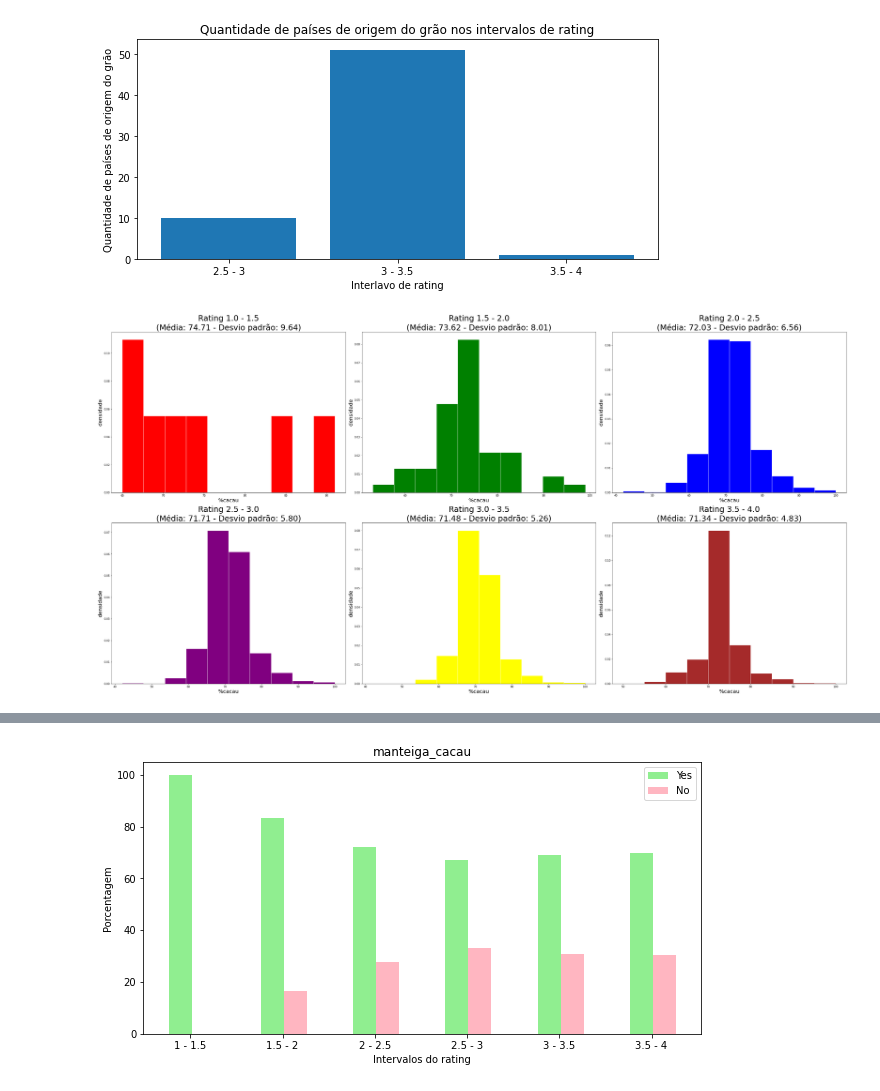
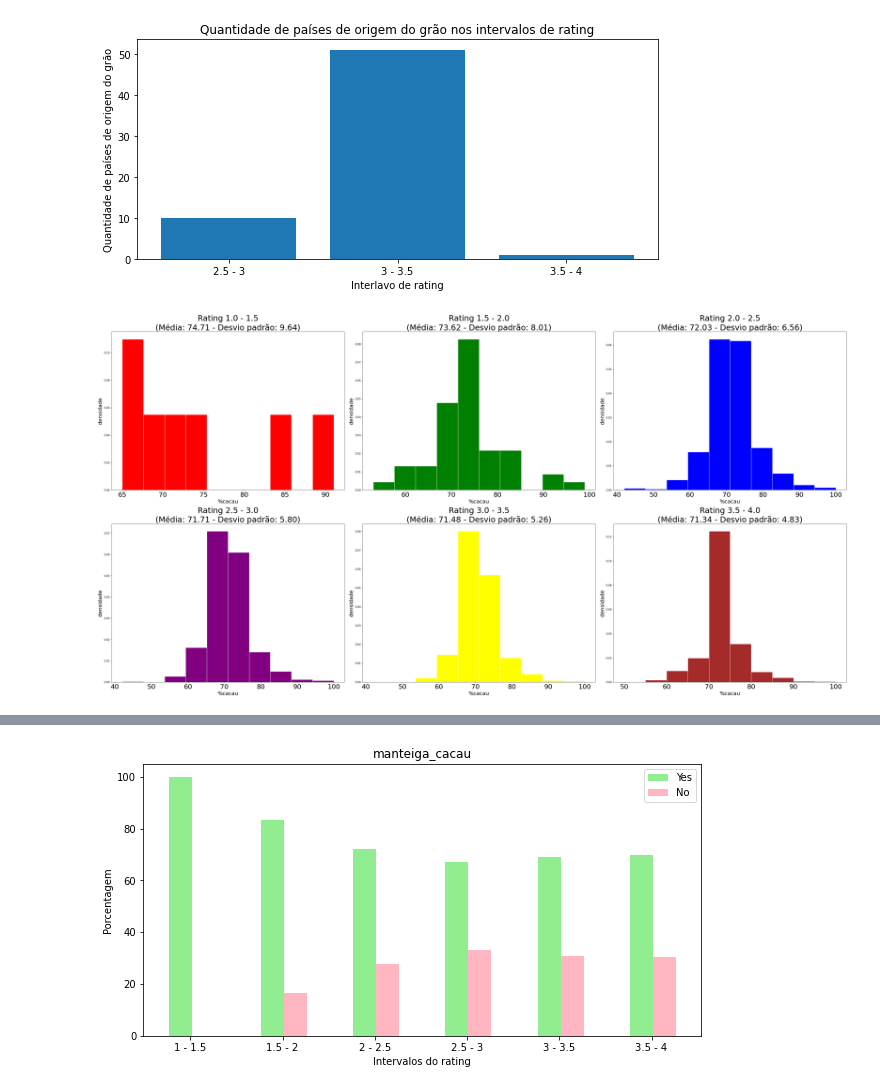
Before and after one commit to Pedro2712/Projeto_2-ciedados, a Jupyter notebook: Projeto 2 - Ciedados.ipynb, the cells around one changed output, grey strips where cells are left out. Saved outputs shown, nothing was run; the diff lists cells and outputs as text; code cells hidden in the pictures.

Commit message:
Analise exploratoria

```diff
--- a/Projeto 2 - Ciedados.ipynb
+++ b/Projeto 2 - Ciedados.ipynb
@@ -30,5 +30,4 @@ dadoscru
 # %%
 # Filtrando as colunas
 
-dados_= dadoscru.iloc[:, [2, 3, 5, 7, 8, 9, 11, 12, 13, 17, 18]]
-dados_
+dados_= dadoscru.iloc[:, [3, 5, 7, 8, 9, 11, 12, 13, 17, 18]]
@@ -198,32 +200,3 @@ def grafico(l1, l2, d):
 
     plt.tight_layout()
     plt.show()
-# %%
-# Para analise exploratoria da coluna num_ingr em relaçao ao rating
-
-
-o=1
-bb=[]
-while o < 4.25:
-    x = dados.loc[dados.rating==o,["num_ingr"]]
-    o+=0.25
-    y = x.value_counts(normalize=True).round(2)*100
-    a = []
-
-    for i in range(1,7):
-        if i not in y:
-            a.append(0)
-        else:
-            a.append(y[i])
-    bb.append(a)
-
-
-def b(l,intervalo):
-    largura = 0.25
-    c = np.arange(len(l))
-    plt.figure(figsize=(10,5))
-    plt.bar(c,l, color="lightgreen", width=largura)
-    plt.xticks([i+0.009 for i in range(len(l))],[1,2,3,4,5,6])
-    plt.xlabel("Número de ingredientes")
-    plt.ylabel("Porcentagem")
-    plt.title(f"Rating {intervalo}")
@@ -335,22 +255,23 @@ grafico(l1, l2, "países de origem do grão")
 # %%
 # %cacau x rating
 
 plt.figure(figsize=(40,30))
 cor = ["red","green","blue","purple","yellow","brown"]
 i = 0.5
 j=1
 while i+0.5<4:
     a = dados.loc[(dados.rating>=i) & (dados.rating<i+1.5),["%cacau"]]
     i+=0.5
     b = a.mean()
     c = a.std()
     plt.subplot(3,3,j)
     plt.hist(a,bins=10, density=True, color=cor[j-1], edgecolor="w")
     plt.title(f"Rating {i} - {i+0.5}\n(Média: {b[0]:.2f} - Desvio padrão: {c[0]:.2f})", fontsize=30)
     plt.ylabel("densidade", fontsize=20)
     plt.xlabel("%cacau", fontsize=20)
+    plt.xticks(fontsize=25)
     j+=1
 
 plt.tight_layout()
 # %% [output]
-[figure, old version]
+[figure, new version]
```
Also changed, not shown: parts of 11 cells of this notebook.
